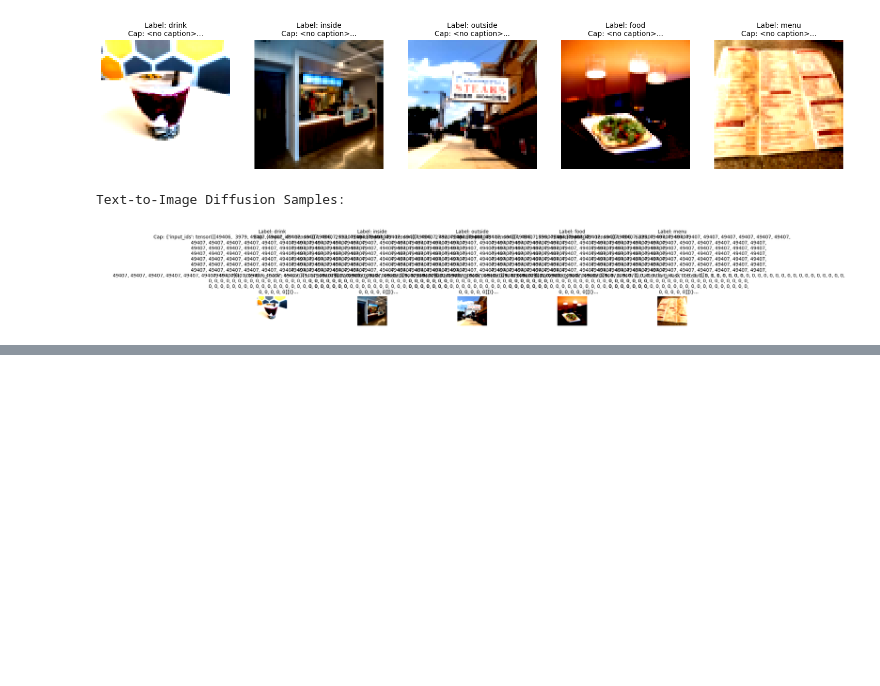
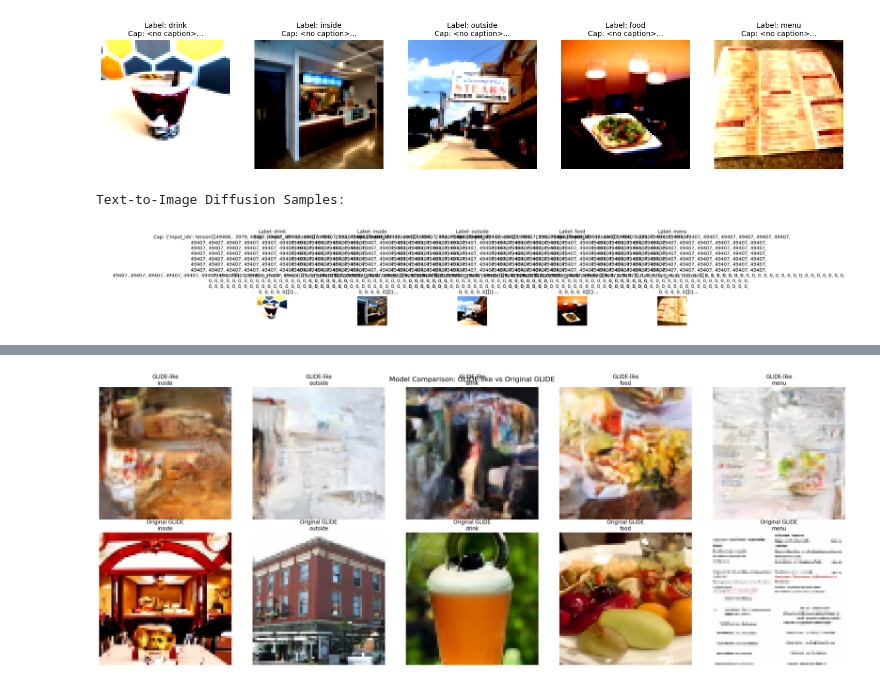
Before and after one commit to LCIT-AISC-T3-S25/Group2, a Jupyter notebook: CV/1. Final Solutions/CV_Assignment 3_Group_2_Final.ipynb, the cells around one changed output, grey strips where cells are left out. Saved outputs shown, nothing was run; the diff lists cells and outputs as text; code cells hidden in the pictures; blank space fills up the shorter version.

```diff
--- a/CV/1. Final Solutions/CV_Assignment 3_Group_2_Final.ipynb
+++ b/CV/1. Final Solutions/CV_Assignment 3_Group_2_Final.ipynb
@@ -259,0 +1156,89 @@ Text-to-Image Diffusion Samples:
+# %%
+# Visualize Comparison Results
+def visualize_comparison_results(results):
+
+    if results['glide_like'] is None and results['original_glide'] is None:
+        print("No results to visualize - both models failed to generate samples")
+        return
+
+    # Denormalization function
+    def denorm(x):
+        return torch.clamp((x + 1) / 2, 0, 1)
+
+    fig, axes = plt.subplots(2, 5, figsize=(25, 10))
+
+    # Plot GLIDE-like results
+    if results['glide_like'] is not None:
+        glide_like_samples = results['glide_like']['samples']
+        glide_like_labels = results['glide_like']['labels']
+
+        for i in range(min(5, len(glide_like_samples))):
+            img = denorm(glide_like_samples[i]).cpu().permute(1, 2, 0).numpy()
+            axes[0, i].imshow(img)
+            axes[0, i].set_title(f"GLIDE-like\n{glide_like_labels[i]}", fontsize=12)
+            axes[0, i].axis('off')
+
+        # Fill remaining slots if needed
+        for i in range(len(glide_like_samples), 5):
+            axes[0, i].axis('off')
+            axes[0, i].text(0.5, 0.5, 'No Sample', ha='center', va='center', transform=axes[0, i].transAxes)
+    else:
+        for i in range(5):
+            axes[0, i].axis('off')
+            axes[0, i].text(0.5, 0.5, 'Failed', ha='center', va='center', transform=axes[0, i].transAxes)
+
+    # Plot Original GLIDE results
+    if results['original_glide'] is not None:
+        original_samples = results['original_glide']['samples_resized']  # Use resized for fair comparison
+        original_labels = results['original_glide']['labels']
+
+        for i in range(min(5, len(original_samples))):
+            img = denorm(original_samples[i]).cpu().permute(1, 2, 0).numpy()
+            axes[1, i].imshow(img)
+            axes[1, i].set_title(f"Original GLIDE\n{original_labels[i]}", fontsize=12)
+            axes[1, i].axis('off')
+
+        # Fill remaining slots if needed
+        for i in range(len(original_samples), 5):
+            axes[1, i].axis('off')
+            axes[1, i].text(0.5, 0.5, 'No Sample', ha='center', va='center', transform=axes[1, i].transAxes)
+    else:
+        for i in range(5):
+            axes[1, i].axis('off')
+            axes[1, i].text(0.5, 0.5, 'Failed', ha='center', va='center', transform=axes[1, i].transAxes)
+
+    plt.suptitle('Model Comparison: GLIDE-like vs Original GLIDE', fontsize=16, y=0.95)
+    plt.tight_layout()
+    plt.show()
+
+    # Print comparison metrics
+    print("\n" + "="*80)
+    print("COMPARISON RESULTS")
+    print("="*80)
+
+    if results['glide_like'] is not None:
+        print(f"GLIDE-like Model:")
+        print(f"  - Inception Score: {results['glide_like']['is_score']:.4f}")
+        print(f"  - FID Score: {results['glide_like']['fid_score']:.4f}")
+        print(f"  - Training from scratch: YES")
+        print(f"  - Model size: Smaller, custom architecture")
+    else:
+        print("GLIDE-like Model: Failed to generate samples")
+
+    print()
+
+    if results['original_glide'] is not None:
+        print(f"Original GLIDE Model:")
+        print(f"  - Inception Score: {results['original_glide']['is_score']:.4f}")
+        print(f"  - FID Score: {results['original_glide']['fid_score']:.4f}")
+        print(f"  - Pre-trained: YES")
+        print(f"  - Model size: Large, OpenAI architecture")
+    else:
+        print("Original GLIDE Model: Failed to generate samples")
+
+    print("="*80)
+
+# Visualize the comparison
+visualize_comparison_results(comparison_results)
+# %% [output]
+[figure, added]
```
Also changed, not shown: parts of 28 cells of this notebook.
